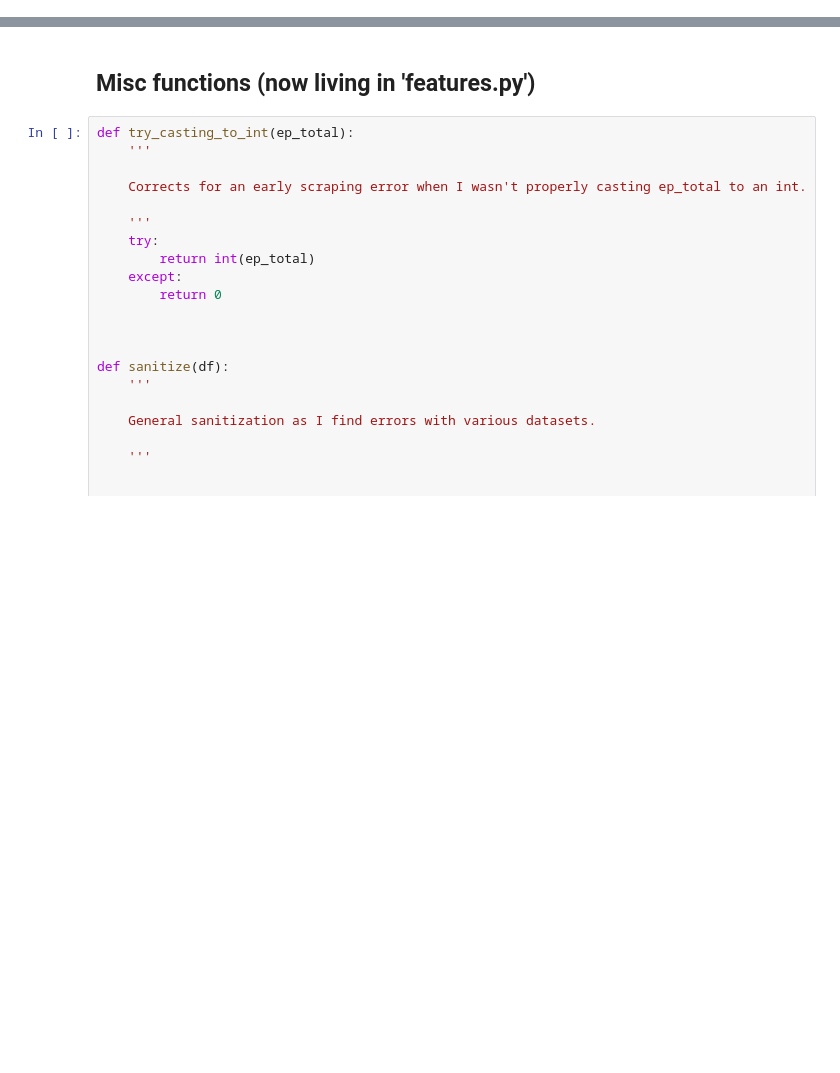
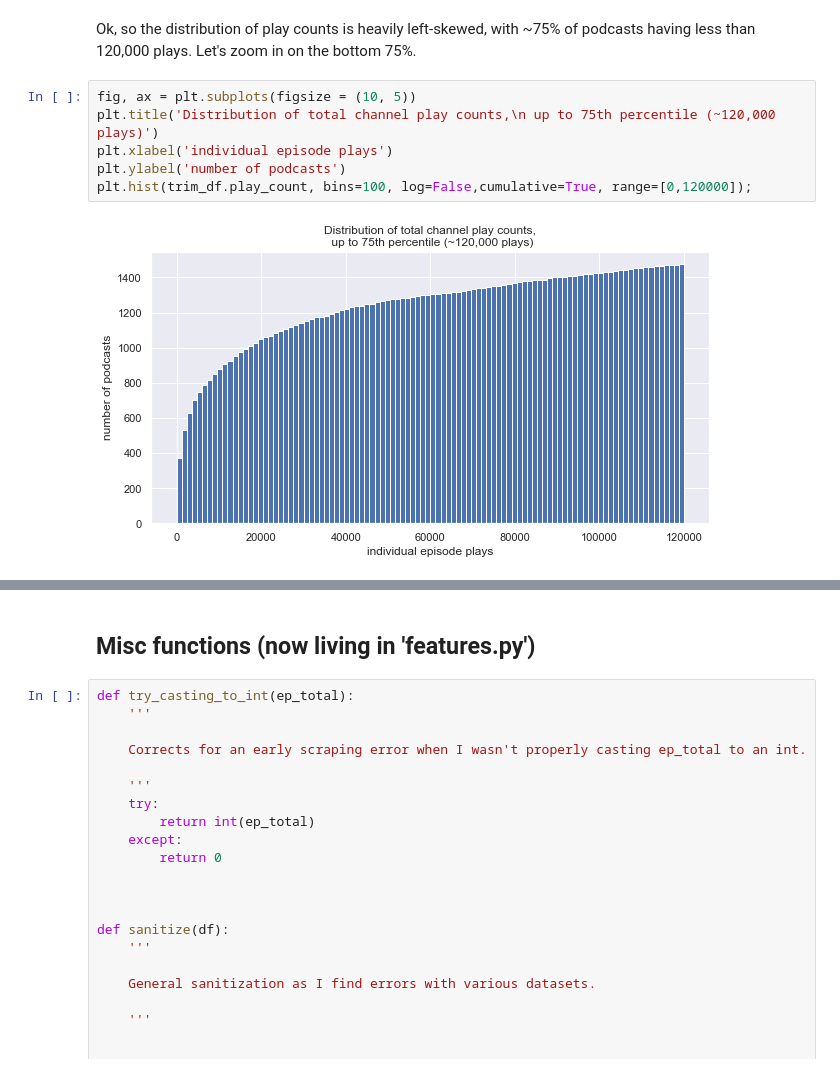
Before and after one commit to thomkav/regression-podcast-popularity, a Jupyter notebook: notebooks/eda.ipynb, the cells around one changed output, grey strips where cells are left out. Drawn from its saved outputs; the diff is of its cells as text; blank space fills up the shorter version.

```diff
--- a/notebooks/eda.ipynb
+++ b/notebooks/eda.ipynb
@@ -115,0 +294,10 @@ dtype: object
+# %% [markdown]
+Ok, so the distribution of play counts is heavily left-skewed, with ~75% of podcasts having less than 120,000 plays. Let's zoom in on the bottom 75%.
+# %%
+fig, ax = plt.subplots(figsize = (10, 5))
+plt.title('Distribution of total channel play counts,\n up to 75th percentile (~120,000 plays)')
+plt.xlabel('individual episode plays')
+plt.ylabel('number of podcasts')
+plt.hist(trim_df.play_count, bins=100, log=False,cumulative=True, range=[0,120000]);
+# %% [output]
+[figure, added]
```
Also changed, not shown: parts of 53 cells of this notebook, 2 other files.
